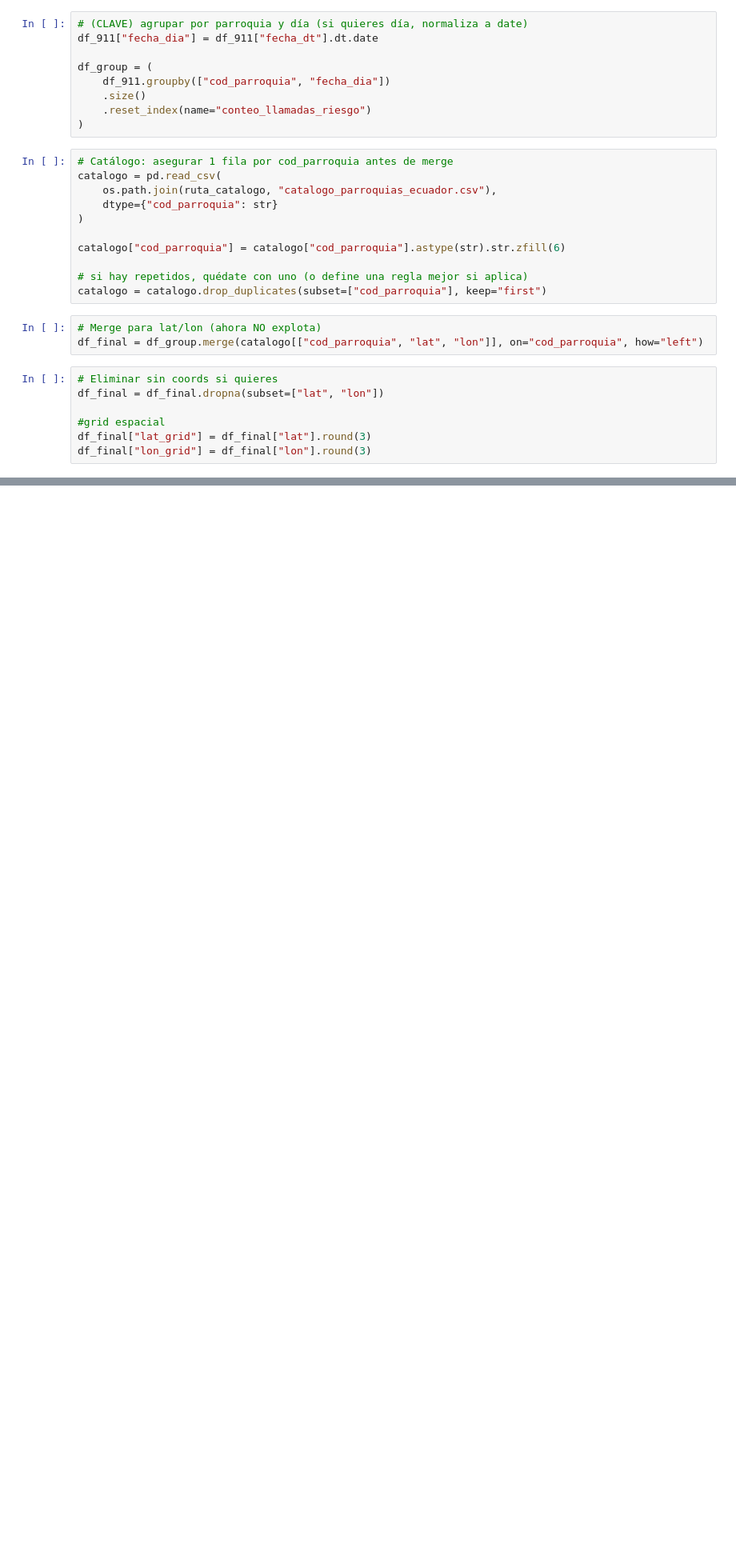
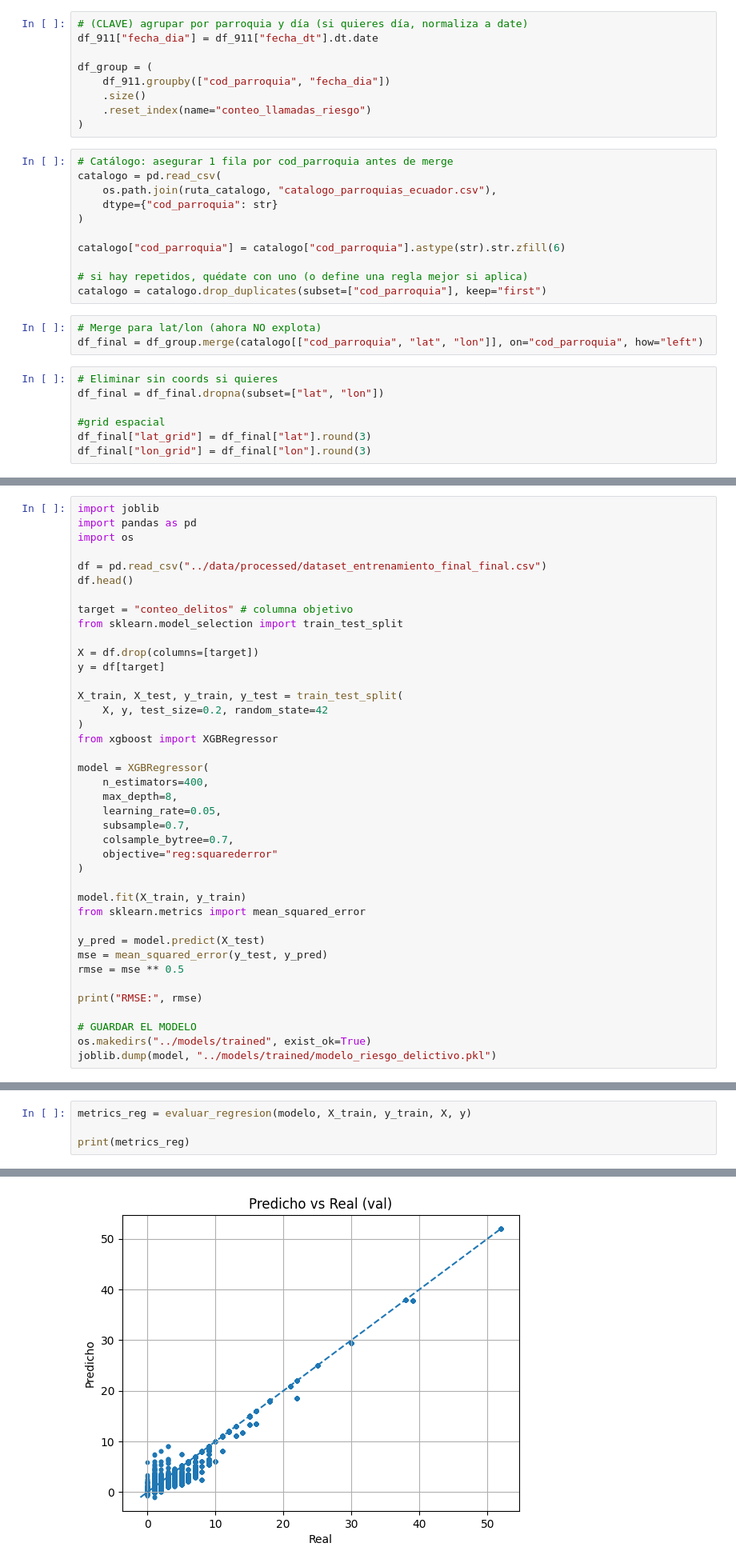
Before and after one commit to mfalvarezd/sistema-de-prediccion-espacio-temporal-de-eventos-delictivos, a Jupyter notebook: notebooks/notebook_principal.ipynb, the cells around one changed output, grey strips where cells are left out. Shown at 80% size. Saved outputs shown, nothing was run; the diff lists cells and outputs as text; blank space fills up the shorter version.

```diff
--- a/notebooks/notebook_principal.ipynb
+++ b/notebooks/notebook_principal.ipynb
@@ -626,0 +1418,40 @@ print("Registros finales:", len(df_final))
+# %%
+import joblib
+import pandas as pd
+import os
+
+df = pd.read_csv("../data/processed/dataset_entrenamiento_final_final.csv")
+df.head()
+
+target = "conteo_delitos" # columna objetivo
+from sklearn.model_selection import train_test_split
+
+X = df.drop(columns=[target])
+y = df[target]
+
+X_train, X_test, y_train, y_test = train_test_split(
+    X, y, test_size=0.2, random_state=42
+)
+from xgboost import XGBRegressor
+
+model = XGBRegressor(
+    n_estimators=400,
+    max_depth=8,
+    learning_rate=0.05,
+    subsample=0.7,
+    colsample_bytree=0.7,
+    objective="reg:squarederror"
+)
+
+model.fit(X_train, y_train)
+from sklearn.metrics import mean_squared_error
+
+y_pred = model.predict(X_test)
+mse = mean_squared_error(y_test, y_pred)
+rmse = mse ** 0.5
+
+print("RMSE:", rmse)
+
+# GUARDAR EL MODELO
+os.makedirs("../models/trained", exist_ok=True)
+joblib.dump(model, "../models/trained/modelo_riesgo_delictivo.pkl")
@@ -626,0 +1665,5 @@ print("Registros finales:", len(df_final))
+# %%
+metrics_reg = evaluar_regresion(modelo, X_train, y_train, X, y)
+
+print(metrics_reg)
+# %% [output]
@@ -626,0 +1677 @@ print("Registros finales:", len(df_final))
+[figure, added]
```
Also changed, not shown: parts of 88 cells of this notebook.
